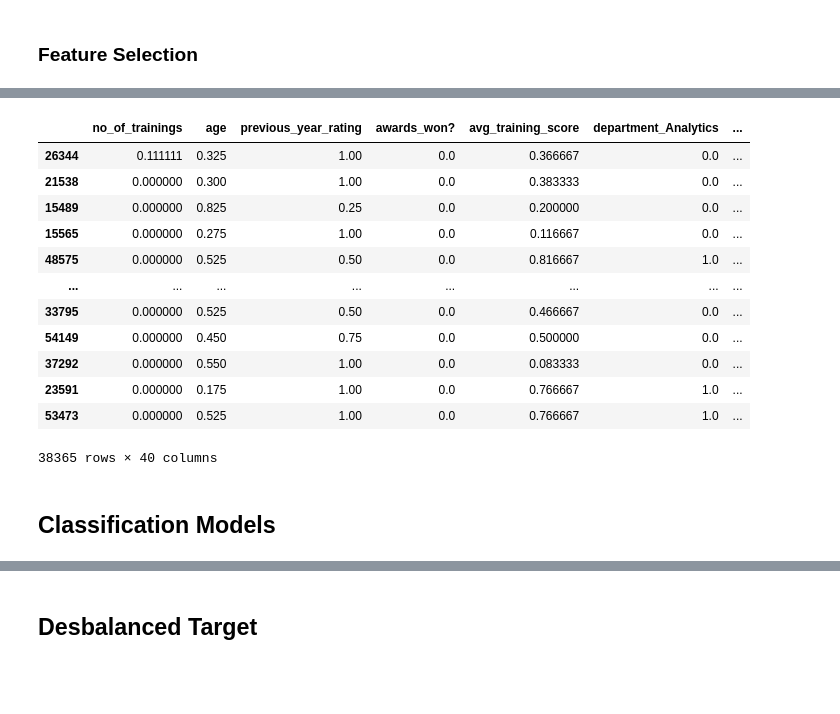
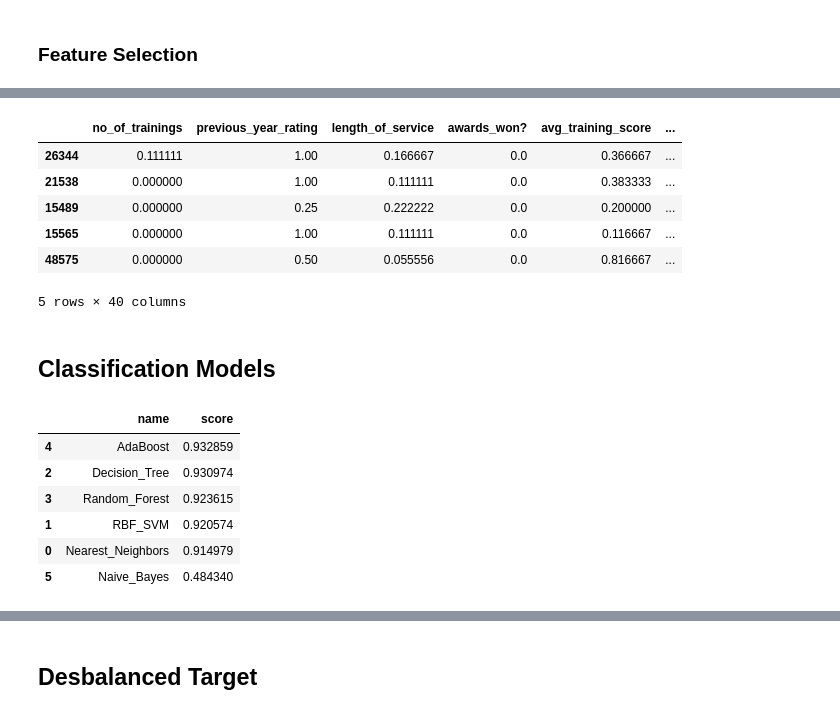
Before and after one commit to raquelcreis/hr_analytics, a Jupyter notebook: notebook.ipynb, the cells around one changed output, grey strips where cells are left out. Saved outputs shown, nothing was run; the diff lists cells and outputs as text; code cells hidden in the pictures; blank space fills up the shorter version.

```diff
--- a/notebook.ipynb
+++ b/notebook.ipynb
@@ -411,21 +325,15 @@ Index(['no_of_trainings', 'age', 'previous_year_rating', 'awards_won?',
       dtype='object')
 # %%
 feat_select = X_train.columns[select_top40.get_support()]
-X_train[feat_select]
+X_train[feat_select].head(5)
 # %% [output]
-|  | no_of_trainings | age | previous_year_rating | awards_won? | avg_training_score | department_Analytics | ... |
-| 26344 | 0.111111 | 0.325 | 1.00 | 0.0 | 0.366667 | 0.0 | ... |
-| 21538 | 0.000000 | 0.300 | 1.00 | 0.0 | 0.383333 | 0.0 | ... |
-| 15489 | 0.000000 | 0.825 | 0.25 | 0.0 | 0.200000 | 0.0 | ... |
-| 15565 | 0.000000 | 0.275 | 1.00 | 0.0 | 0.116667 | 0.0 | ... |
-| 48575 | 0.000000 | 0.525 | 0.50 | 0.0 | 0.816667 | 1.0 | ... |
-| ... | ... | ... | ... | ... | ... | ... | ... |
-| 33795 | 0.000000 | 0.525 | 0.50 | 0.0 | 0.466667 | 0.0 | ... |
-| 54149 | 0.000000 | 0.450 | 0.75 | 0.0 | 0.500000 | 0.0 | ... |
-| 37292 | 0.000000 | 0.550 | 1.00 | 0.0 | 0.083333 | 0.0 | ... |
-| 23591 | 0.000000 | 0.175 | 1.00 | 0.0 | 0.766667 | 1.0 | ... |
-| 53473 | 0.000000 | 0.525 | 1.00 | 0.0 | 0.766667 | 1.0 | ... |
+|  | no_of_trainings | previous_year_rating | length_of_service | awards_won? | avg_training_score | ... |
+| 26344 | 0.111111 | 1.00 | 0.166667 | 0.0 | 0.366667 | ... |
+| 21538 | 0.000000 | 1.00 | 0.111111 | 0.0 | 0.383333 | ... |
+| 15489 | 0.000000 | 0.25 | 0.222222 | 0.0 | 0.200000 | ... |
+| 15565 | 0.000000 | 1.00 | 0.111111 | 0.0 | 0.116667 | ... |
+| 48575 | 0.000000 | 0.50 | 0.055556 | 0.0 | 0.816667 | ... |
-38365 rows × 40 columns
+5 rows × 40 columns
 # %% [markdown]
 ## Classification Models
 # %%
@@ -457,8 +358,21 @@ classifiers = [
     GaussianNB()]
 # %%
 # calculating models scores
-#scores = []
-#for name, clf in zip(names, classifiers):
- #   clf.fit(X_train, y_train)
-  #  score = clf.score(X_valid, y_valid)
-   # scores.append(score)
+scores = []
+for name, clf in zip(names, classifiers):
+    clf.fit(X_train, y_train)
+    score = clf.score(X_valid, y_valid)
+    scores.append(score)
+
+models = pd.DataFrame()
+models['name'] = names
+models['score'] = scores
+models.sort_values(by='score',ascending=False)
+# %% [output]
+|  | name | score |
+| 4 | AdaBoost | 0.932859 |
+| 2 | Decision_Tree | 0.930974 |
+| 3 | Random_Forest | 0.923615 |
+| 1 | RBF_SVM | 0.920574 |
+| 0 | Nearest_Neighbors | 0.914979 |
+| 5 | Naive_Bayes | 0.484340 |
```
Also changed, not shown: parts of 27 cells of this notebook.
